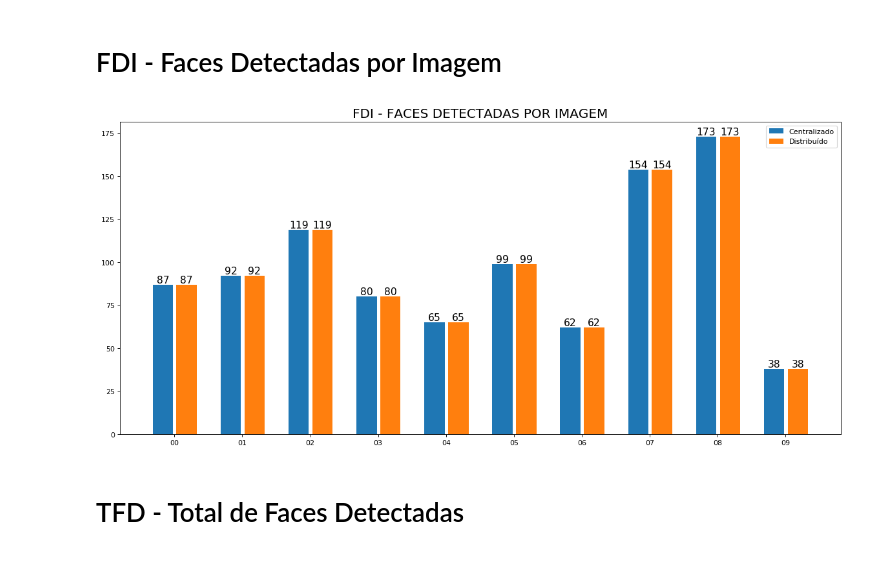
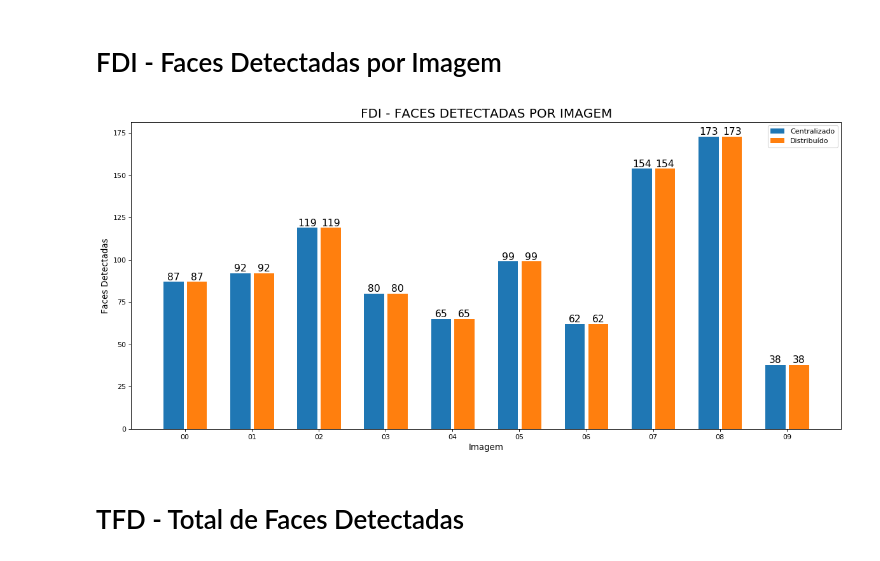
Before and after one commit to lucasebs/TCC-TELEMATICA, a Jupyter notebook: Analise_dos_Dados_Coletados.ipynb, the cells around one changed output. Cells and saved outputs as stored; diff of their text form; code cells hidden in the pictures.

```diff
--- a/Analise_dos_Dados_Coletados.ipynb
+++ b/Analise_dos_Dados_Coletados.ipynb
@@ -136,34 +170,36 @@ plt.show()
 # Create bars
 barWidth = 0.3
 bars1 = data_c.sort_values("image")["faces"].head(10).values
 bars2 = data.sort_values("image")["faces"].head(10).values
 
 # The X position of bars
 r1 = data_c.sort_values("image").reset_index().head(10).index -.35
 r2 = data.sort_values("image").reset_index().head(10).index
 r3 = r1 + r2
 
 plt.figure(num=None, figsize=(18, 8), dpi=80, facecolor='w', edgecolor='k')
 # Create barplot
 plt.bar(r1, bars1 , width = barWidth, label='Centralizado')
 plt.bar(r2, bars2, width = barWidth, label='Distribuído')
 
 # Create legend
 plt.legend()
 
 # Text below each barplot with a rotation at 90°
 plt.xticks([r - barWidth + .12 for r in range(len(r3))], data.sort_values("image")["image"])
 
 for i in range(len(r3)):
     plt.text(x = r1[i] , y = bars1[i]+ 1, s = bars1[i], horizontalalignment='center', size = 14 )
     plt.text(x = r2[i] , y = bars2[i]+ 1, s = bars2[i], horizontalalignment='center', size = 14 )
 
 # Create labels
 # Show graphic
 plt.title("FDI - FACES DETECTADAS POR IMAGEM",fontsize=18)
+plt.ylabel('Faces Detectadas', fontsize=12)
+plt.xlabel('Imagem', fontsize=12)
 plt.show()
 # %% [output]
-[figure, old version]
+[figure, new version]
 # %% [markdown]
 # TFD - Total de Faces Detectadas
 # %%
```
Also changed, not shown: parts of 8 cells of this notebook.
